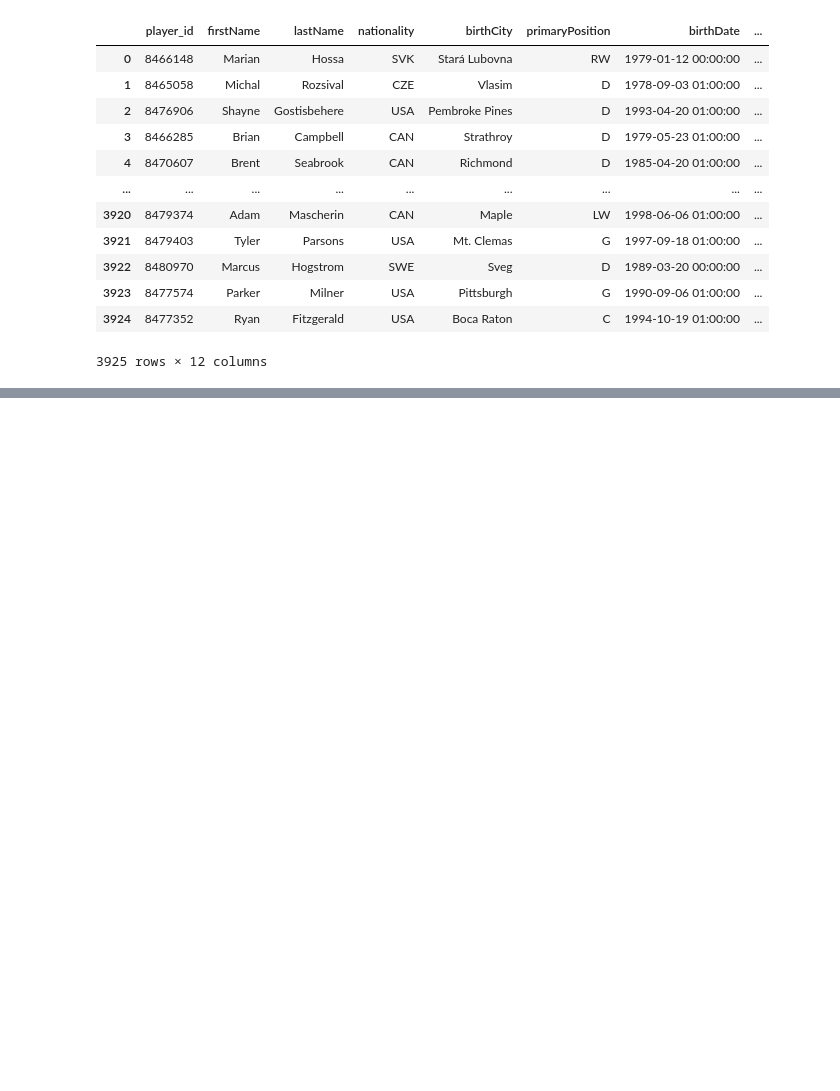
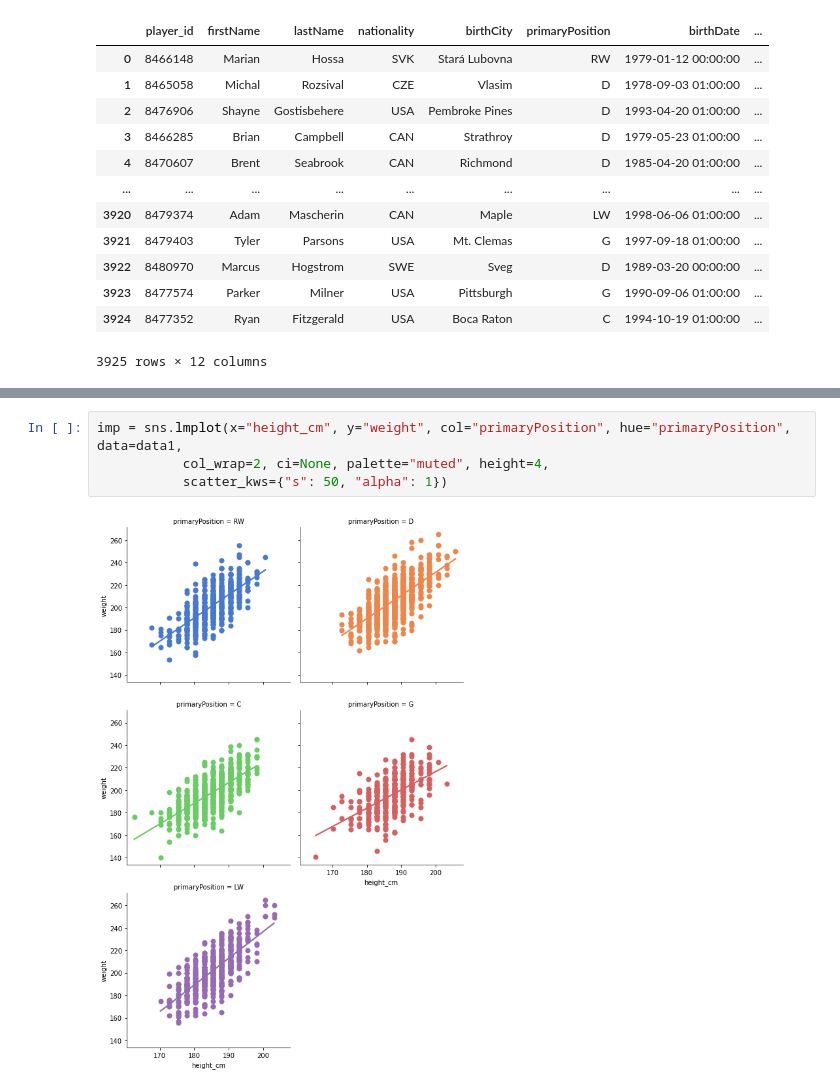
Before and after one commit to data301-2021-winter1/project-group31-project, a Jupyter notebook: DataAnalysis.ipynb, the cells around one changed output, grey strips where cells are left out. Saved outputs shown, nothing was run; the diff lists cells and outputs as text; blank space fills up the shorter version.

```diff
--- a/DataAnalysis.ipynb
+++ b/DataAnalysis.ipynb
@@ -26,0 +93,6 @@ data
+# %%
+imp = sns.lmplot(x="height_cm", y="weight", col="primaryPosition", hue="primaryPosition", data=data1,
+           col_wrap=2, ci=None, palette="muted", height=4,
+           scatter_kws={"s": 50, "alpha": 1})
+# %% [output]
+[figure, added]
```
Also changed, not shown: parts of 16 cells of this notebook, 1 other file.
